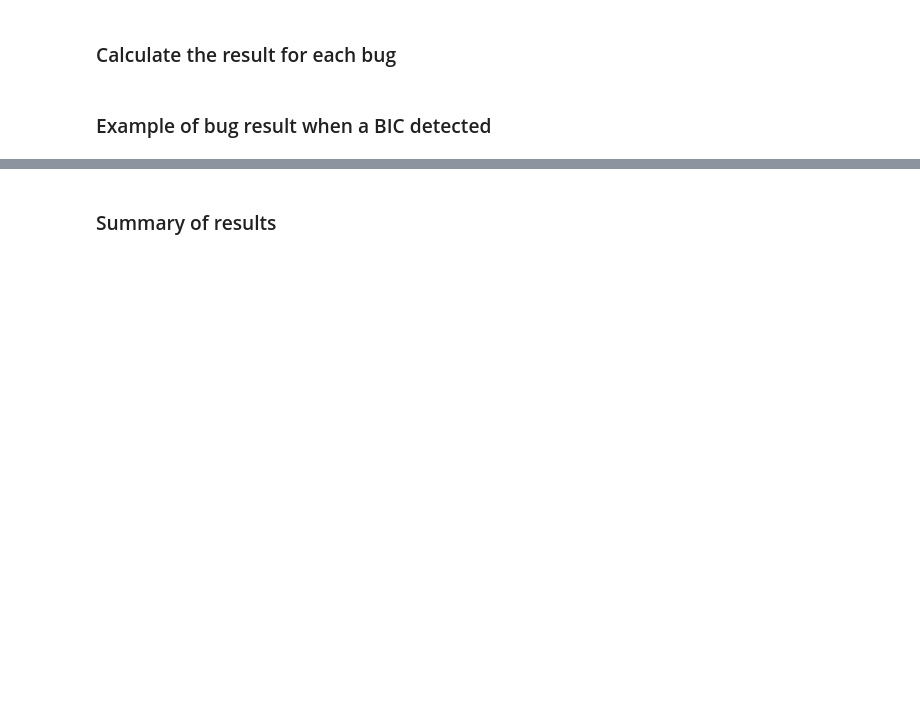
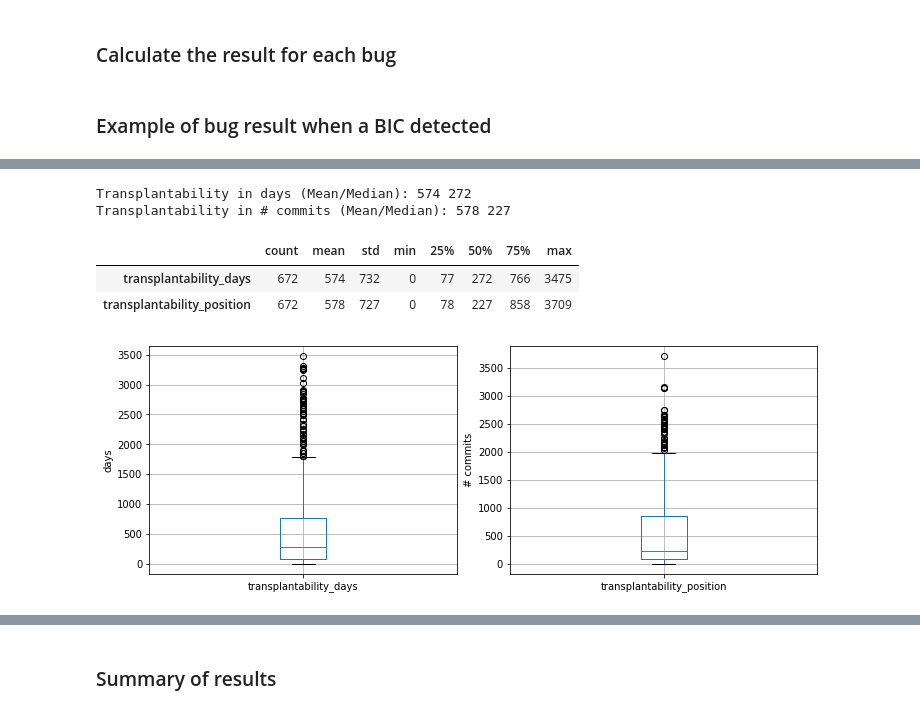
Before and after one commit to codeurjc/BugHunter, a Jupyter notebook: analysis/Analysis.ipynb, the cells around one changed output, grey strips where cells are left out. Cells and saved outputs as stored; diff of their text form; code cells hidden in the pictures; blank space fills up the shorter version.

Commit message:
Add transplantability

```diff
--- a/analysis/Analysis.ipynb
+++ b/analysis/Analysis.ipynb
@@ -65,6 +64,7 @@ bug_results[3]
 # %%
 resume_df= pd.DataFrame(bug_results)[
-    ['id', 'project','executionsOnPast', 'numCommits', 'buildFail', 'buildTestFail', 'BIC_candidates']
+    ['id', 'project','executionsOnPast', 'numCommits',
+     'buildFail', 'buildTestFail', 'BIC_candidates', 'transplantability_days', 'transplantability_position']
 ]
 
 # Remove bugs with non-succeed BFC
@@ -85,18 +85,3 @@ resume_df['compilability'] = resume_df.apply (
 resume_df['testCompilability'] = resume_df.apply (
     lambda row: (row['numCommits']-row['buildTestFail']-row['buildFail']) * 100 / row['numCommits'], axis=1
 )
-
-
-resume_df.groupby('project').agg(
-    bugs=('project','size'),
-    #s_bics=('one_bic_found','sum'),
-    #m_bics=('n_bic_found','sum'),
-    compilability_mean=('compilability','mean'),
-    compilability_median=('compilability','median'),
-    test_compilability_mean=('testCompilability','mean'),
-    test_compilability_median=('testCompilability','median'),
-    ratio_mean=('executionsOnPast_rate','mean'),
-    ratio_median=('executionsOnPast_rate','median'),
-    #commits_mean=('numCommits','mean'),
-    #commits_median=('numCommits','median')
-).round(2)
@@ -126,0 +114,23 @@ resume_df['executionsOnPast_rate'].median()
+# %%
+t_days = resume_df['transplantability_days']
+t_position = resume_df['transplantability_position']
+print("Transplantability in days (Mean/Median): %d %d"%(t_days.mean(), t_days.median()))
+print("Transplantability in # commits (Mean/Median): %d %d"%(t_position.mean(), t_position.median()))
+# %% [output]
+Transplantability in days (Mean/Median): 574 272
+Transplantability in # commits (Mean/Median): 578 227
+# %%
+fig, axs = plt.subplots(ncols=2, nrows=1, figsize=(10, 3.5), layout="constrained")
+
+resume_df.boxplot(column='transplantability_days', ax=axs[0])
+axs[0].set_ylabel("days")
+
+resume_df.boxplot(column='transplantability_position', ax=axs[1])
+axs[1].set_ylabel("# commits")
+
+resume_df[['transplantability_days', 'transplantability_position']].describe().astype(int).T
+# %% [output]
+|  | count | mean | std | min | 25% | 50% | 75% | max |
+| transplantability_days | 672 | 574 | 732 | 0 | 77 | 272 | 766 | 3475 |
+| transplantability_position | 672 | 578 | 727 | 0 | 78 | 227 | 858 | 3709 |
+[figure, added]
```
Also changed, not shown: parts of 22 cells of this notebook, 6 other files.
